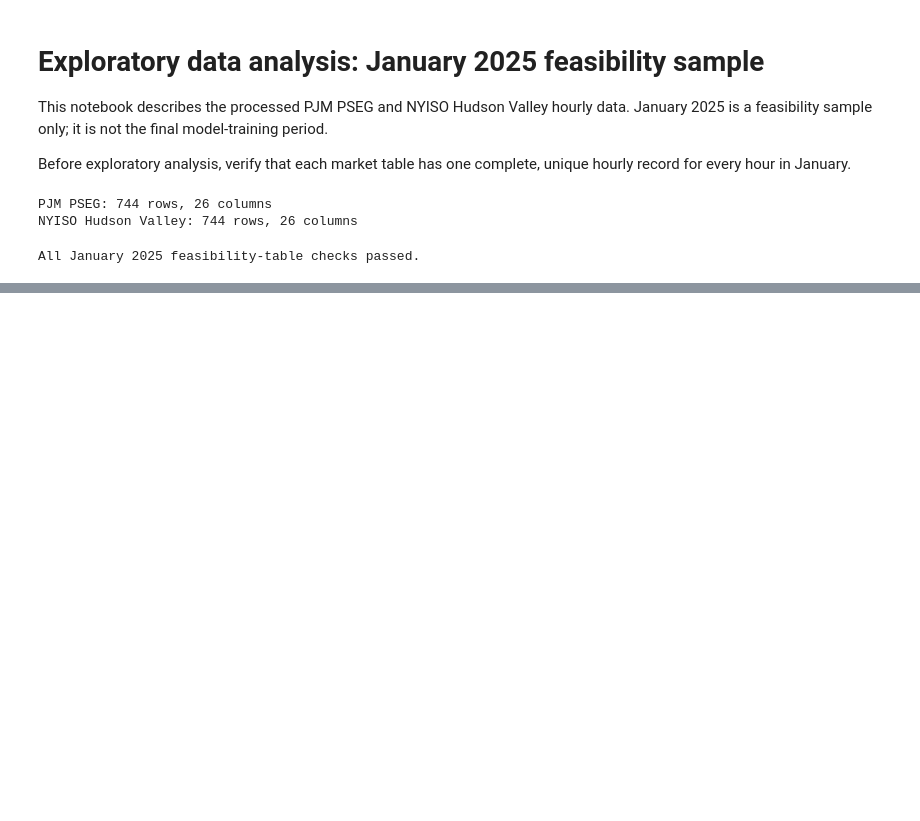
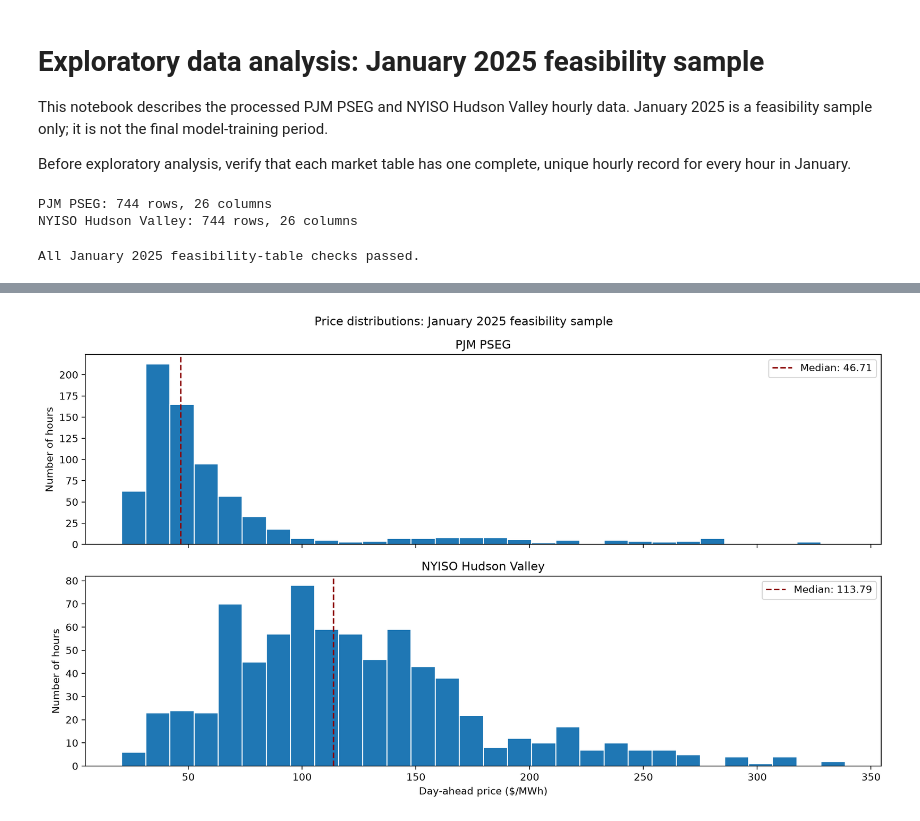
Before and after one commit to greerda/electricity-price-forecasting, a Jupyter notebook: notebooks/03_exploratory_analysis.ipynb, the cells around one changed output, grey strips where cells are left out. Drawn from its saved outputs; the diff is of its cells as text; code cells hidden in the pictures; blank space fills up the shorter version.

```diff
--- a/notebooks/03_exploratory_analysis.ipynb
+++ b/notebooks/03_exploratory_analysis.ipynb
@@ -62,0 +140,63 @@ All January 2025 feasibility-table checks passed.
+# %%
+# : pd.concat(...) is like SQL UNION ALL for the two price columns.
+# The shared bin_edges ensure a bar at, for example, $100–$110/MWh means
+# the same thing in both panels.
+
+#PJM: strongly right-skewed. Most hours are roughly in the $35–$80/MWh range,
+# with a long, sparse tail of spike hours.
+# NYISO: centered much higher and spread across a broader midrange,
+# while still having a right tail of high-price hours.
+# In both, the mean exceeds the median because high-price hours pull
+# the average upward.
+
+import numpy as np
+
+all_prices = pd.concat(
+    [
+        data["day_ahead_price_usd_mwh"]
+        for data in market_data.values()
+    ],
+    ignore_index=True,
+)
+
+bin_edges = np.linspace(
+    all_prices.min(),
+    all_prices.max(),
+    31,
+)
+
+fig, axes = plt.subplots(
+    nrows=2,
+    ncols=1,
+    figsize=(12, 7),
+    sharex=True,
+)
+
+for axis, (market, data) in zip(
+    axes,
+    market_data.items(),
+    strict=True,
+):
+    prices = data["day_ahead_price_usd_mwh"]
+
+    axis.hist(
+        prices,
+        bins=bin_edges,
+        edgecolor="white",
+    )
+    axis.axvline(
+        prices.median(),
+        color="darkred",
+        linestyle="--",
+        label=f"Median: {prices.median():.2f}",
+    )
+    axis.set_title(market)
+    axis.set_ylabel("Number of hours")
+    axis.legend()
+
+axes[-1].set_xlabel("Day-ahead price ($/MWh)")
+fig.suptitle("Price distributions: January 2025 feasibility sample")
+fig.tight_layout()
+plt.show()
+# %% [output]
+[figure, added]
```
Also changed, not shown: parts of 15 cells of this notebook, 9 other files.
